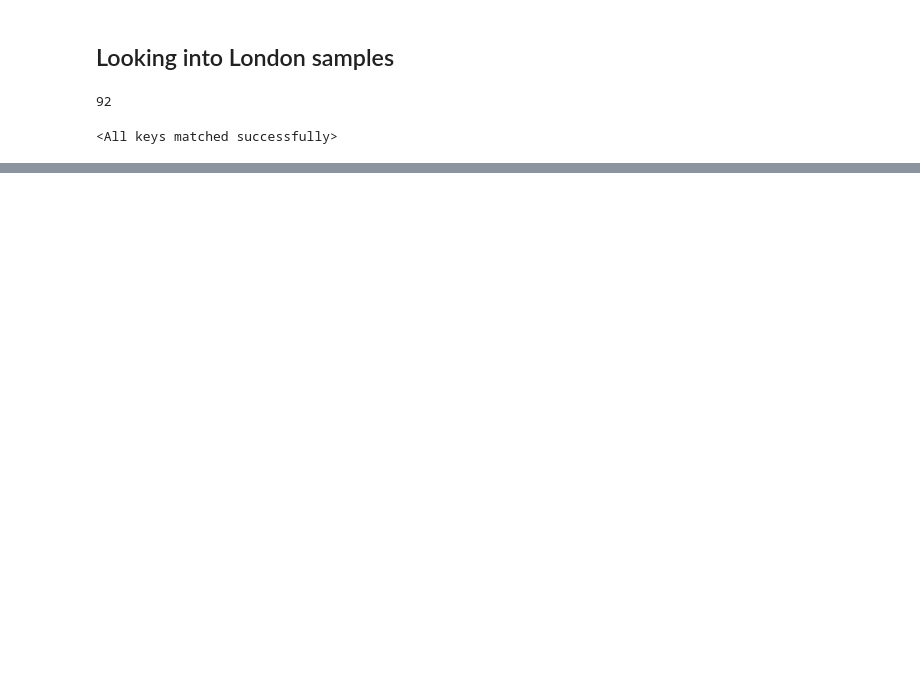
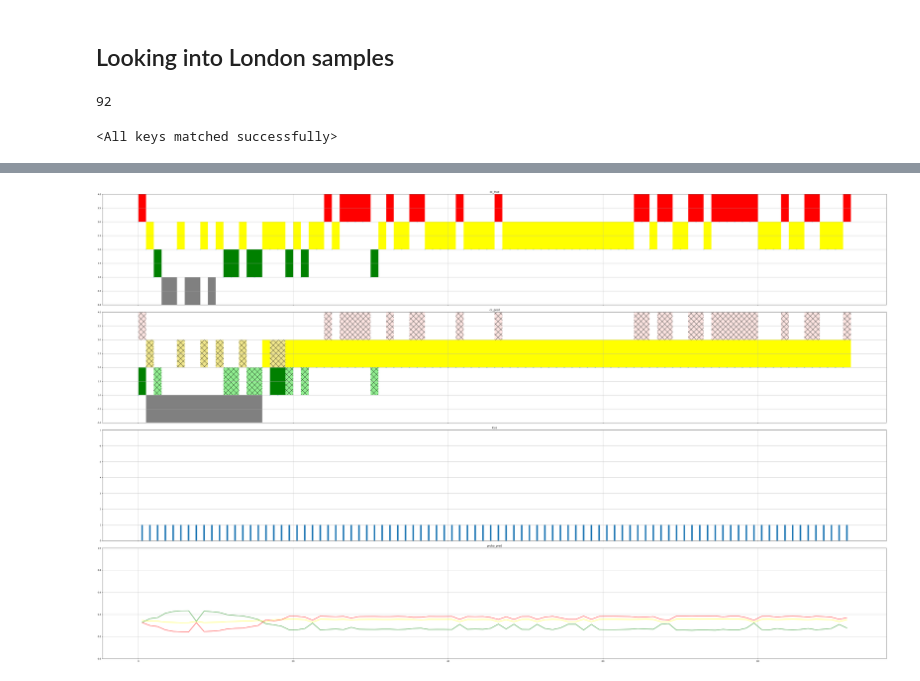
Before and after one commit to MarkusSpanring/NeurIPS2022-traffic4cast, a Jupyter notebook: baselines/GNN/explore_GNN_prediction.ipynb, the cells around one changed output, grey strips where cells are left out. Saved outputs shown, nothing was run; the diff lists cells and outputs as text; code cells hidden in the pictures; blank space fills up the shorter version.

```diff
--- a/baselines/GNN/explore_GNN_prediction.ipynb
+++ b/baselines/GNN/explore_GNN_prediction.ipynb
@@ -202,0 +247,7 @@ ax.set(xlabel='Prediction', ylabel='True Label')
+# %%
+# Elephant and castle, northbound
+
+u = 2180693488
+v = 1868411754
+plot(u, v, plot_df)
+# %% [output]
@@ -202,0 +271 @@ ax.set(xlabel='Prediction', ylabel='True Label')
+[figure, added]
```
Also changed, not shown: parts of 16 cells of this notebook, 3 other files.
